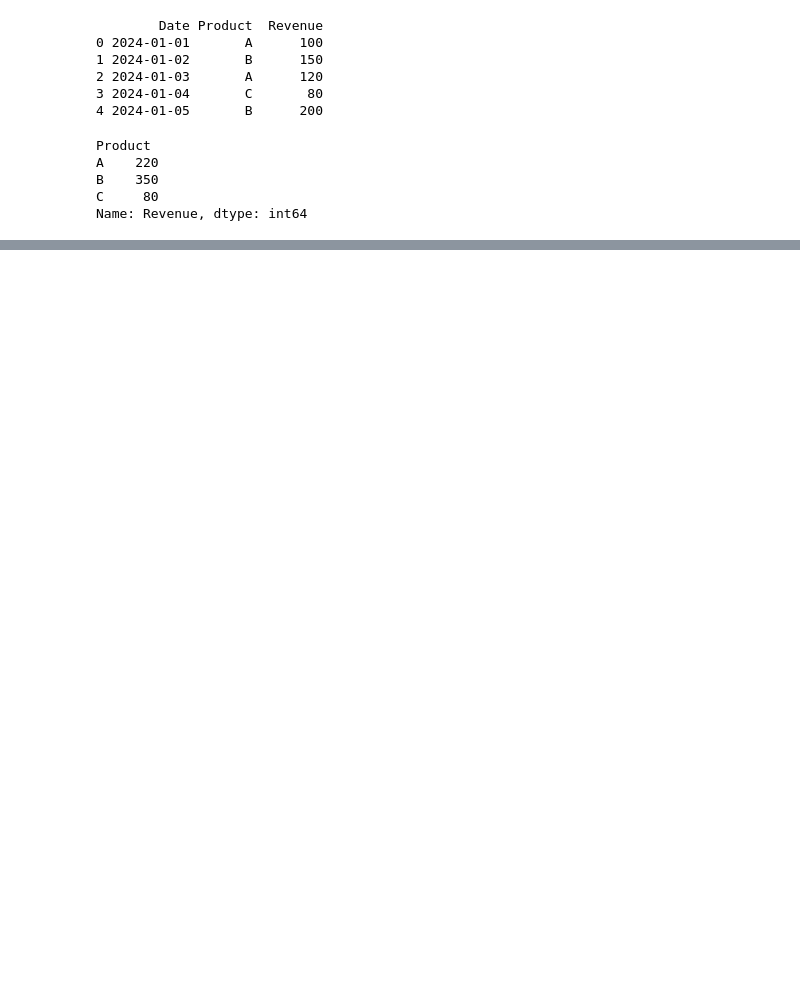
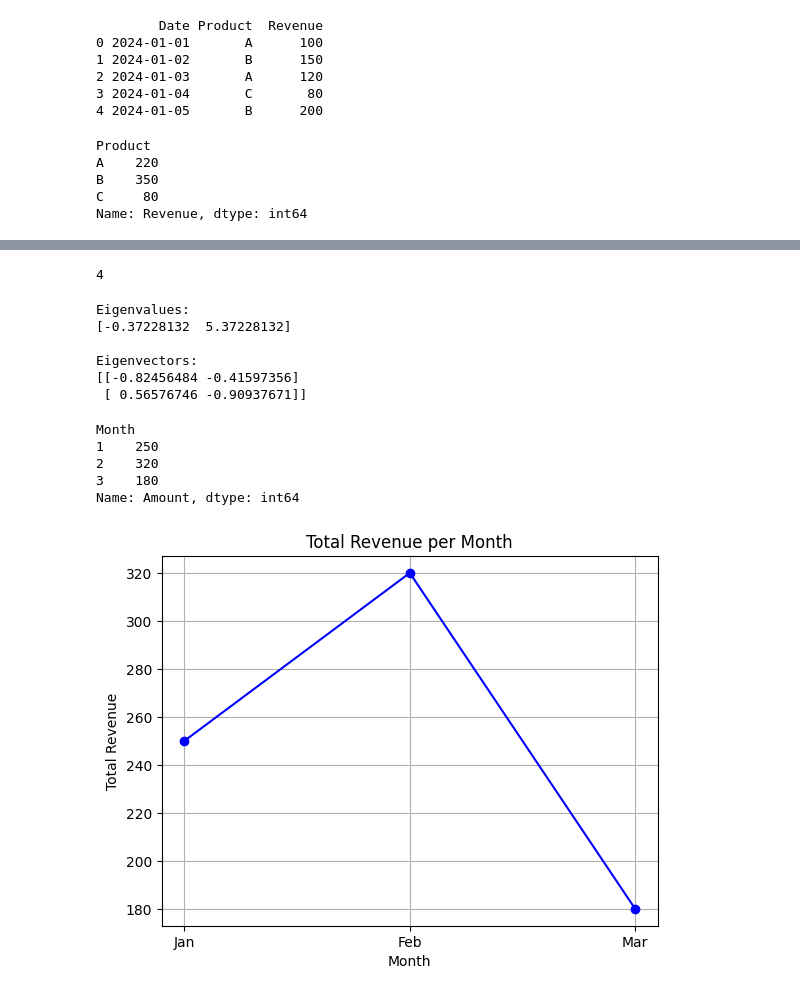
Before and after one commit to ankit-chuahan/Python-Practice-Questions, a Jupyter notebook: Practice_python_codes.ipynb, the cells around one changed output, grey strips where cells are left out. Cells and saved outputs as stored; diff of their text form; code cells hidden in the pictures; blank space fills up the shorter version.

```diff
--- a/Practice_python_codes.ipynb
+++ b/Practice_python_codes.ipynb
@@ -1420,0 +1489,70 @@ Name: Revenue, dtype: int64
+# %%
+# write a function to find the index of the maximum element in the array.
+import numpy as np
+
+# Sample data
+arr = np.array([4, 7, 2, 9, 5])
+max_val=arr[0]
+max_ind = 0
+for i in range (len(arr)):
+  if arr[i]>max_val:
+    max_val = arr[i]
+    max_ind = i
+print(max_ind+1)
+# %% [output]
+4
+# %%
+arr = np.array([[1, 2],
+                [3, 4]])
+
+# Calculate eigenvalues and eigenvectors
+eigenvalues, eigenvectors = np.linalg.eig(arr)
+
+print("Eigenvalues:")
+print(eigenvalues)
+print("\nEigenvectors:")
+print(eigenvectors)
+# %% [output]
+Eigenvalues:
+[-0.37228132  5.37228132]
+
+Eigenvectors:
+[[-0.82456484 -0.41597356]
+ [ 0.56576746 -0.90937671]]
+# %%
+# Write a function to calculate the total revenue for each month and visualize it using a line plot.
+data = {
+    'Date': ['2024-01-01', '2024-01-05', '2024-02-10', '2024-02-15', '2024-03-20'],
+    'Amount': [100, 150, 200, 120, 180]
+}
+
+df = pd.DataFrame(data)
+# %%
+# Convert 'Date' column to datetime type
+df['Date'] = pd.to_datetime(df['Date'])
+
+# Extract month from 'Date' column
+df['Month'] = df['Date'].dt.month
+
+# Calculate total revenue for each month
+monthly_revenue = df.groupby('Month')['Amount'].sum()
+monthly_revenue
+# %% [output]
+Month
+1    250
+2    320
+3    180
+Name: Amount, dtype: int64
+# %%
+# Plotting
+import matplotlib.pyplot as plt
+# plt.figure(figsize=(10, 6))
+monthly_revenue.plot(kind='line', marker='o', color='b')
+plt.title('Total Revenue per Month')
+plt.xlabel('Month')
+plt.ylabel('Total Revenue')
+plt.xticks(monthly_revenue.index, labels=['Jan', 'Feb', 'Mar'])
+plt.grid(True)
+plt.show()
+# %% [output]
+[figure, added]
```
Also changed, not shown: parts of 8 cells of this notebook.
